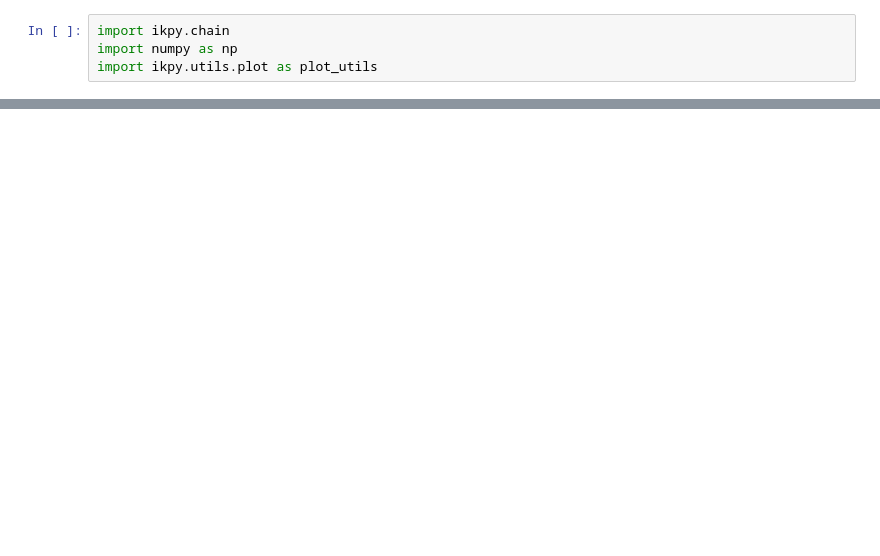
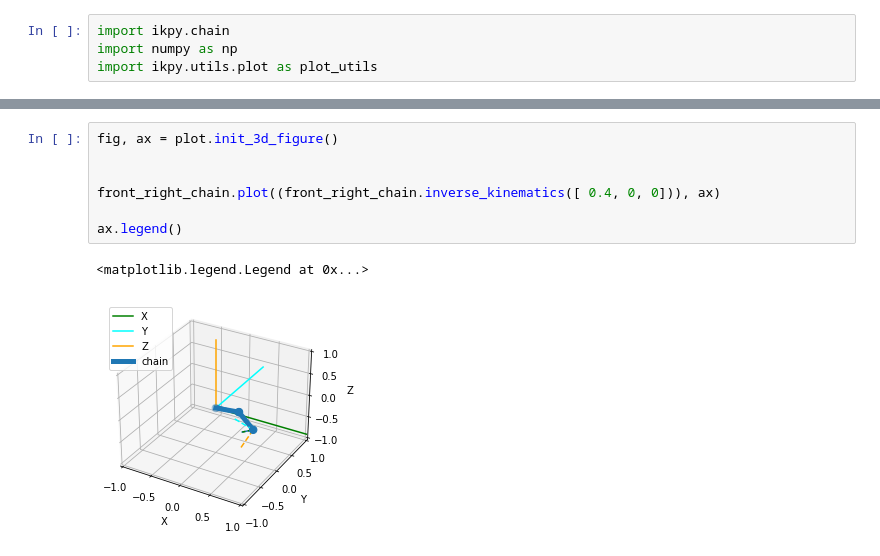
Before and after one commit to Mechasparrow/Spot-Undergrad-Research-Simulator, a Jupyter notebook: Learning/IK/Code/ikpy_try_with_spot/spot_inverse.ipynb, the cells around one changed output, grey strips where cells are left out. Saved outputs shown, nothing was run; the diff lists cells and outputs as text; blank space fills up the shorter version.

```diff
--- a/Learning/IK/Code/ikpy_try_with_spot/spot_inverse.ipynb
+++ b/Learning/IK/Code/ikpy_try_with_spot/spot_inverse.ipynb
@@ -21,0 +23,10 @@ ax.legend()
+# %%
+fig, ax = plot.init_3d_figure()
+
+
+front_right_chain.plot((front_right_chain.inverse_kinematics([ 0.4, 0, 0])), ax)
+
+ax.legend()
+# %% [output]
+<matplotlib.legend.Legend at 0x...>
+[figure, added]
```
Also changed, not shown: parts of 3 cells of this notebook, 8 other files.
